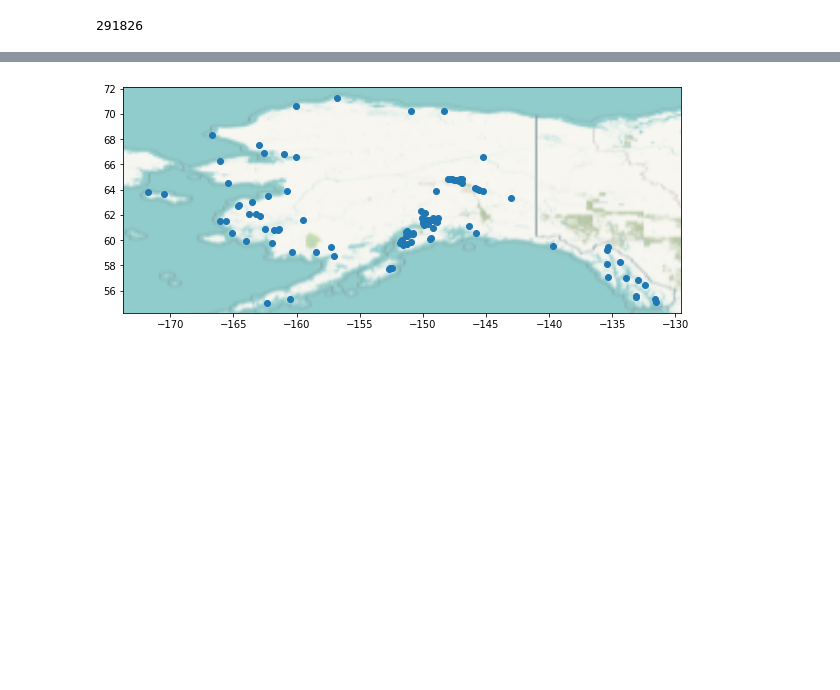
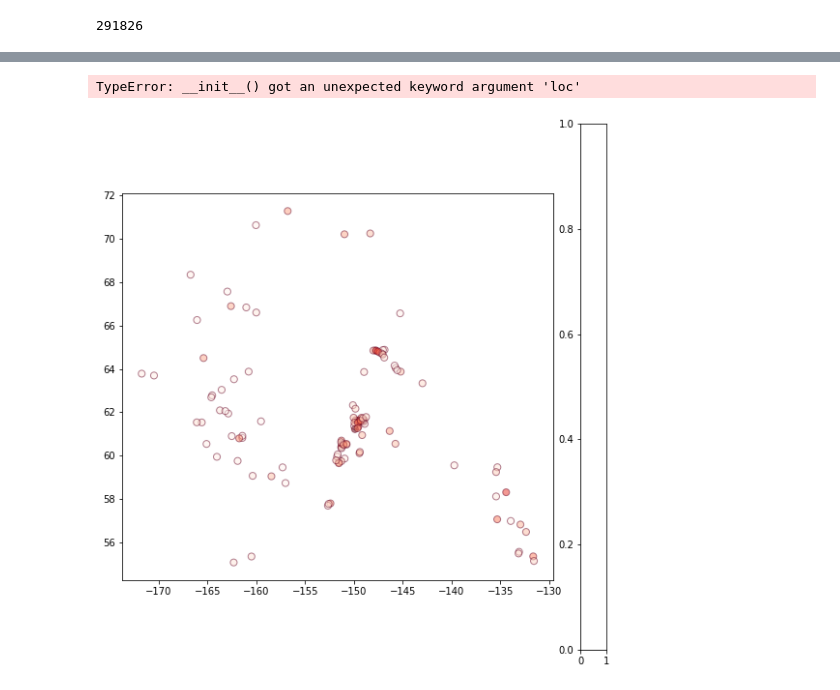
Before and after one commit to carmengg/eds-220-book, a Jupyter notebook: lectures/lesson-10-geojson.ipynb, the cells around one changed output, grey strips where cells are left out. Drawn from its saved outputs; the diff is of its cells as text; code cells hidden in the pictures; blank space fills up the shorter version.

Commit message:
population map draft

```diff
--- a/lectures/lesson-10-geojson.ipynb
+++ b/lectures/lesson-10-geojson.ipynb
@@ -24,3 +26,5 @@ us_comms.population.plot(kind='hist')
 us_comms.population.max()
 # %% [output]
 291826
+# %%
+us_comms['log_pop'] = np.log(us_comms.population)
@@ -27,11 +56,20 @@ us_comms.population.max()
 # %%
 fig, ax = plt.subplots( figsize=(10, 10))
 
-us_comms.plot(ax=ax)
-cx.add_basemap(ax=ax,
-               attribution=False,
-               crs=us_comms.crs.to_string())
-               #source=cx.providers.Stamen.TonerLite)
+us_comms.plot(ax=ax,
+             #markersize='log_pop'
+             markersize = 50,
+             alpha=0.5,
+             column=np.log(us_comms.population),
+             edgecolor="xkcd:maroon",
+             cmap='Reds',
+             legend=True
+            )
+# cx.add_basemap(ax=ax,
+#                attribution=False,
+#                crs=us_comms.crs.to_string())
+#                #source=cx.providers.Stamen.TonerLite)
 plt.show()
 # %% [output]
+TypeError: __init__() got an unexpected keyword argument 'loc'
-[figure, old version]
+[figure, new version]
```
Also changed, not shown: parts of 8 cells of this notebook.
